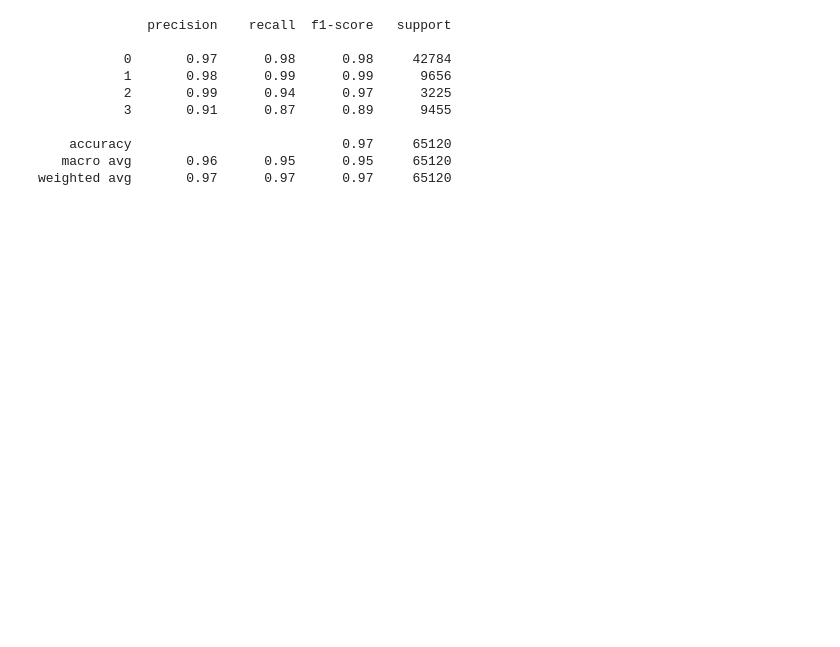
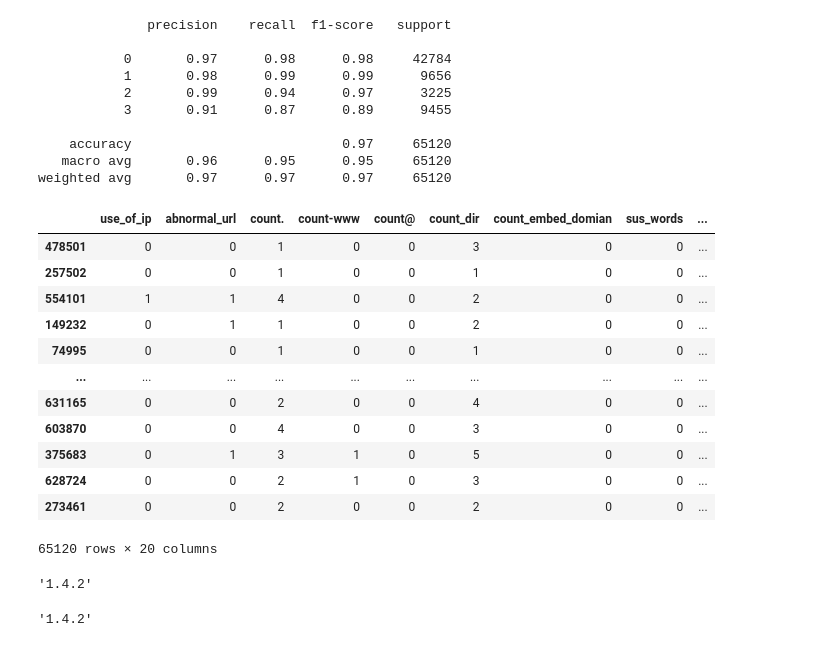
Before and after one commit to Ziyao-Piong/cybercrime-and-scams, a Jupyter notebook: fraud_detection/url_detection.ipynb, the cells around one changed output. Drawn from its saved outputs; the diff is of its cells as text; code cells hidden in the pictures; blank space fills up the shorter version.

```diff
--- a/fraud_detection/url_detection.ipynb
+++ b/fraud_detection/url_detection.ipynb
@@ -609,3 +609,23 @@ print(classification_report(y_test,rf_y_pred))
     accuracy                           0.97     65120
    macro avg       0.96      0.95      0.95     65120
 weighted avg       0.97      0.97      0.97     65120
+# %%
+X_test
+# %% [output]
+|  | use_of_ip | abnormal_url | count. | count-www | count@ | count_dir | count_embed_domian | sus_words | ... |
+| 478501 | 0 | 0 | 1 | 0 | 0 | 3 | 0 | 0 | ... |
+| 257502 | 0 | 0 | 1 | 0 | 0 | 1 | 0 | 0 | ... |
+| 554101 | 1 | 1 | 4 | 0 | 0 | 2 | 0 | 0 | ... |
+| 149232 | 0 | 1 | 1 | 0 | 0 | 2 | 0 | 0 | ... |
+| 74995 | 0 | 0 | 1 | 0 | 0 | 1 | 0 | 0 | ... |
+| ... | ... | ... | ... | ... | ... | ... | ... | ... | ... |
+| 631165 | 0 | 0 | 2 | 0 | 0 | 4 | 0 | 0 | ... |
+| 603870 | 0 | 0 | 4 | 0 | 0 | 3 | 0 | 0 | ... |
+| 375683 | 0 | 1 | 3 | 1 | 0 | 5 | 0 | 0 | ... |
+| 628724 | 0 | 0 | 2 | 1 | 0 | 3 | 0 | 0 | ... |
+| 273461 | 0 | 0 | 2 | 0 | 0 | 2 | 0 | 0 | ... |
+65120 rows × 20 columns
+# %%
+joblib.__version__
+# %% [output]
+'1.4.2'
@@ -611,0 +634,4 @@ weighted avg       0.97      0.97      0.97     65120
+# %%
+sklearn.__version__
+# %% [output]
+'1.4.2'
```
Also changed, not shown: parts of 3 cells of this notebook, 1 other file.
